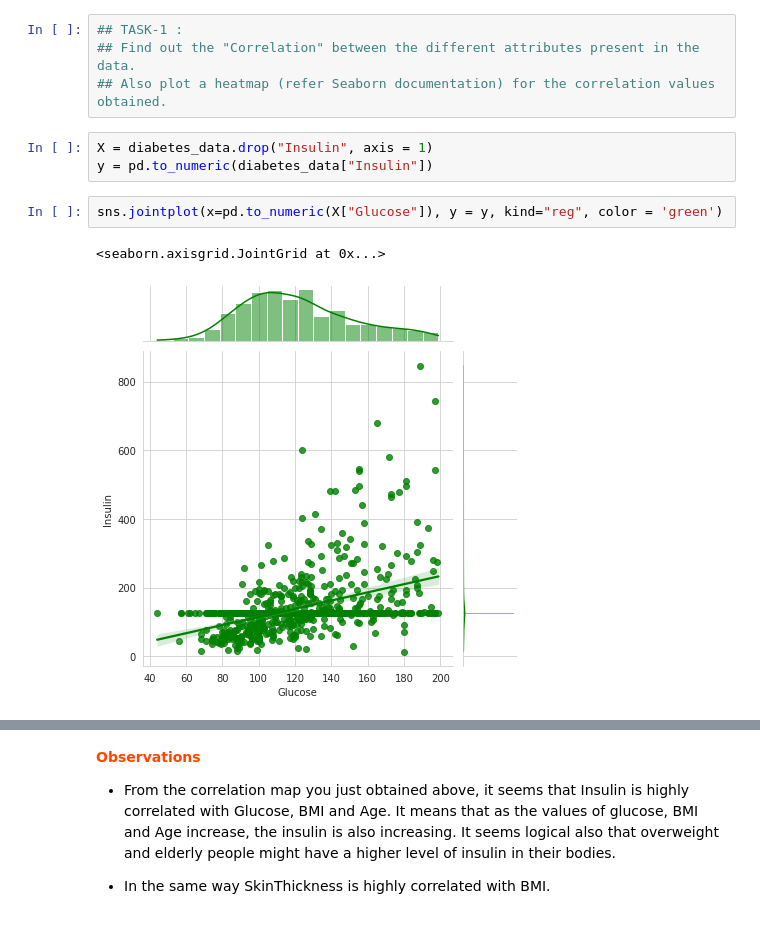
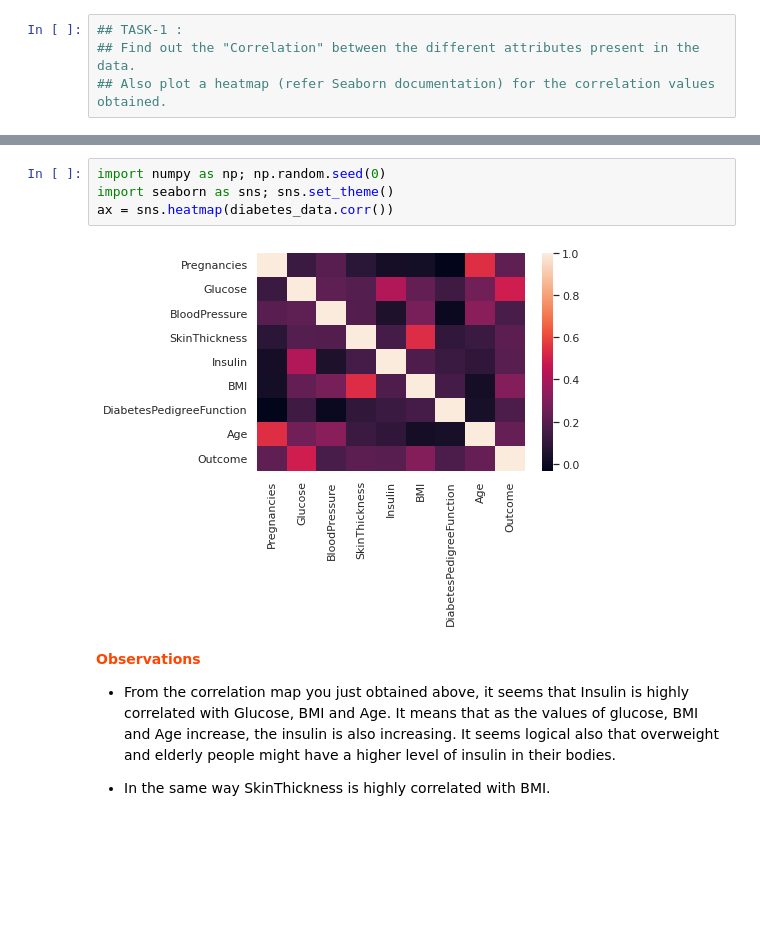
Before and after one commit to kkousar/fmml2021, a Jupyter notebook: Project3_FMML_CLF1.ipynb, the cells around one changed output, grey strips where cells are left out. Drawn from its saved outputs; the diff is of its cells as text; blank space fills up the shorter version.

```diff
--- a/Project3_FMML_CLF1.ipynb
+++ b/Project3_FMML_CLF1.ipynb
@@ -119,14 +119,6 @@ plt.tight_layout()
 ## TASK-1 :
 ## Find out the "Correlation" between the different attributes present in the data.
 ## Also plot a heatmap (refer Seaborn documentation) for the correlation values obtained.
-# %%
-X = diabetes_data.drop("Insulin", axis = 1)
-y = pd.to_numeric(diabetes_data["Insulin"])
-# %%
-sns.jointplot(x=pd.to_numeric(X["Glucose"]), y = y, kind="reg", color = 'green')
-# %% [output]
-<seaborn.axisgrid.JointGrid at 0x...>
-[figure, removed]
 # %%
 diabetes_data.corr()
 # %% [output]
@@ -140,6 +132,12 @@ diabetes_data.corr()
 | DiabetesPedigreeFunction | -0.033523 | 0.137060 | -0.002763 | 0.102188 | 0.126503 | 0.153438 | 1.000000 | 0.033561 | ... |
 | Age | 0.544341 | 0.266534 | 0.324595 | 0.126107 | 0.097101 | 0.025597 | 0.033561 | 1.000000 | ... |
 | Outcome | 0.221898 | 0.492928 | 0.166074 | 0.214873 | 0.203790 | 0.312038 | 0.173844 | 0.238356 | ... |
+# %%
+import numpy as np; np.random.seed(0)
+import seaborn as sns; sns.set_theme()
+ax = sns.heatmap(diabetes_data.corr())
+# %% [output]
+[figure, added]
 # %% [markdown]
 <p style="font-weight: bold;color:#FF4500"><b>Observations</b></p>
 
```
Also changed, not shown: parts of 13 cells of this notebook.
